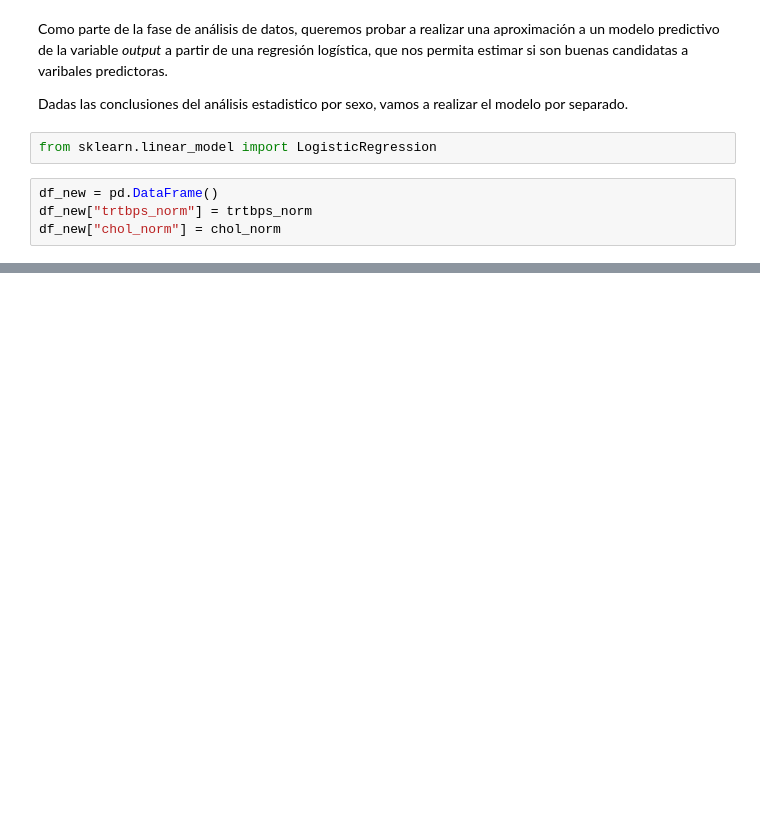
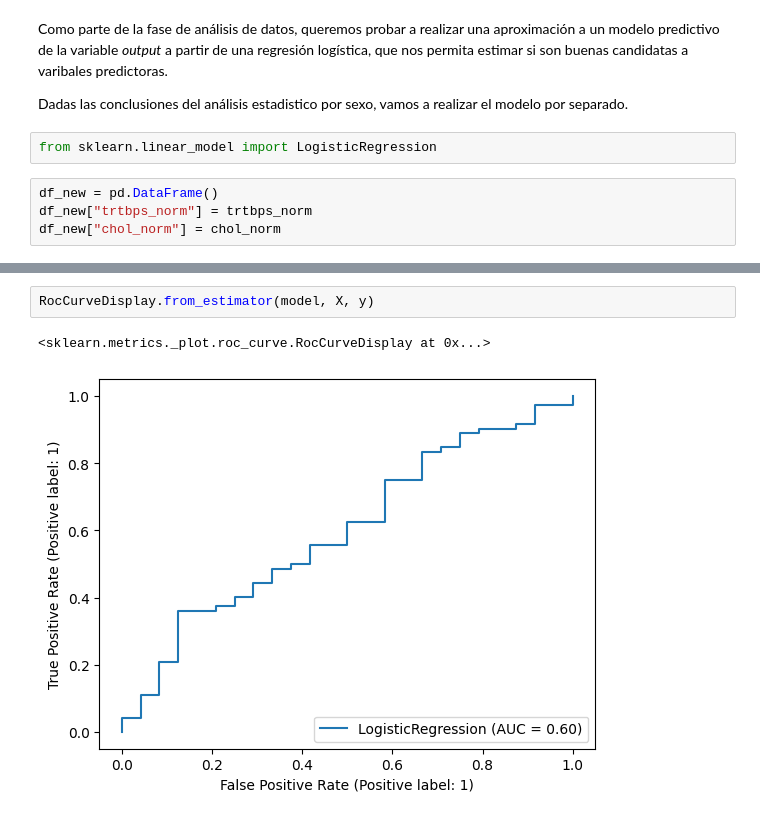
Before and after one commit to Carlos-Perez-Ha/PRA2, a Jupyter notebook: Carlos.ipynb, the cells around one changed output, grey strips where cells are left out. Cells and saved outputs as stored; diff of their text form; blank space fills up the shorter version.

```diff
--- a/Carlos.ipynb
+++ b/Carlos.ipynb
@@ -259,0 +306,5 @@ from sklearn.metrics import confusion_matrix
+# %%
+RocCurveDisplay.from_estimator(model, X, y)
+# %% [output]
+<sklearn.metrics._plot.roc_curve.RocCurveDisplay at 0x...>
+[figure, added]
```
Also changed, not shown: parts of 14 cells of this notebook.
